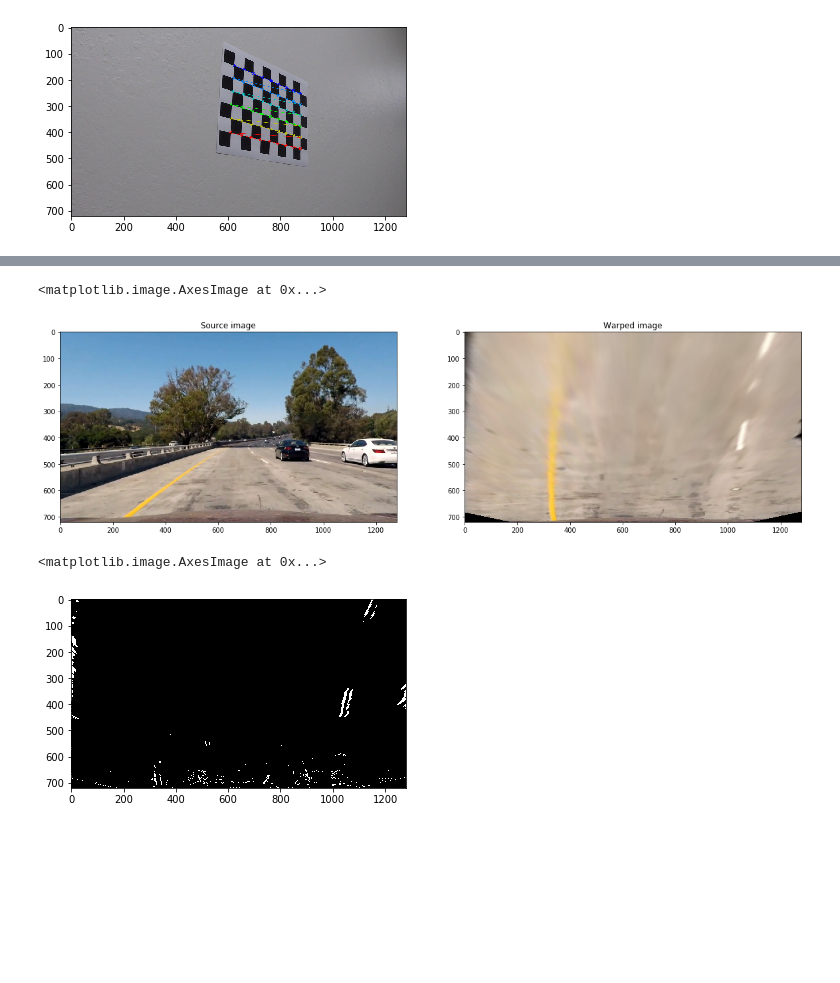
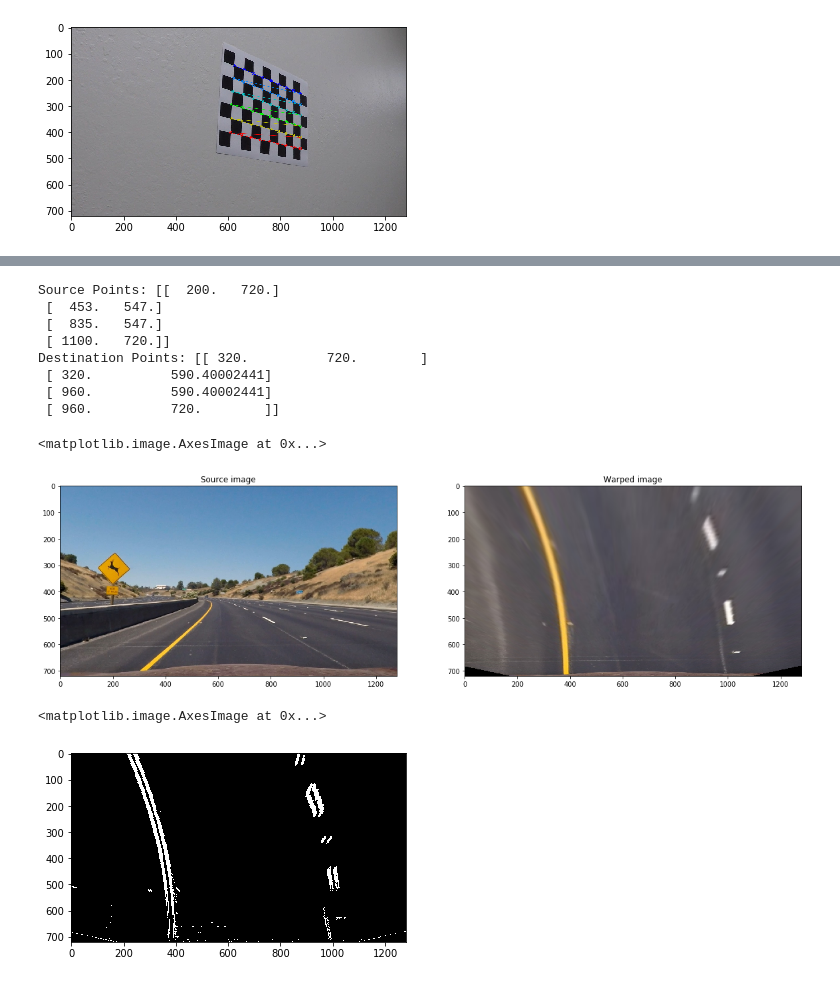
Before and after one commit to pedro-marques/CarND-Advanced-Lane-Lines, a Jupyter notebook: detect_lane_lines.ipynb, the cells around one changed output, grey strips where cells are left out. Saved outputs shown, nothing was run; the diff lists cells and outputs as text; code cells hidden in the pictures; blank space fills up the shorter version.

```diff
--- a/detect_lane_lines.ipynb
+++ b/detect_lane_lines.ipynb
@@ -64,7 +64,7 @@ for file_name in images:
 ret, mtx, dist, rvecs, tvecs = cv2.calibrateCamera(objpoints, imgpoints, gray.shape[::-1], None, None)
 
 # Read in the test images
-images = glob.glob('frames/project_video_frame40.jpg')
+images = glob.glob('test_images/*.jpg')
 undist_images = []
 for file_name in images:
     # Read in each image
@@ -77,7 +77,7 @@ for file_name in images:
 import random
 # Select a random undistorted image
 index = random.randint(0, len(undist_images))
-undist = undist_images[index]
+undist = undist_images[3]
 
 print(index)
 
@@ -242,7 +242,8 @@ def warp(img):
                   [(w+x)/2.,0.82*h],
                   [(w+x)/2.,h]])
 
-
+    print('Source Points:',src)
+    print('Destination Points:',dst)
     # Compute the perspective transform, M
     # This function takes in four source points and four destination points and returns the mapping perspective matrix
     M = cv2.getPerspectiveTransform(src, dst)
@@ -272,32 +273,47 @@ def source_points(img):
     src = np.float32([(73, 239), (356, 117), (475, 265), (187, 443)])
     src = np.float32([(image_x_center-top_left_offset_x,image_y_center+offset_y), (image_x_center+top_right_offset_x,image_y_center+offset_y), (width-bottom_right_offset_x, height), (0+bottom_left_offset_x,height)])
     #src = np.float32([(420, 420), (810, 420), (205, 720), (1090, 729)])
     return src
 
 %matplotlib inline
 
 # Perform perspective transformation
 # Old perspective transform
 warped_im, Minv = warp(undist)
 # New perspective transform
 #src = source_points(undist)
 #warped_im, Minv = four_point_transform(undist, src)
 
 # Visualize effect
 f, (ax1, ax2) = plt.subplots(1, 2, figsize=(20,10))
-
+w,h = undist.shape[1],undist.shape[0]
 ax1.set_title('Source image')
 #ax1.imshow(undist)
 ax1.imshow(undist)
+#ax1.plot(200, 720, '.')
+#ax1.plot(453, 547, '.')
+#ax1.plot(835, 547, '.')
+#ax1.plot(1100, 720, '.')
 ax2.set_title('Warped image')
 #ax2.imshow(np.rot90(warped_im,k=1,axes=(0,1)))
 ax2.imshow(warped_im)
-
+#ax2.plot(320, 720, '.')
+#ax2.plot(320, 590.4, '.')
+#ax2.plot(960, 590.4, '.')
+#ax2.plot(960, 720, '.')
 #plt.imshow(cropped_im)
 #warped_im = cropped_im
 # %% [output]
-<matplotlib.image.AxesImage at 0x...>
+Source Points: [[  200.   720.]
+ [  453.   547.]
+ [  835.   547.]
+ [ 1100.   720.]]
+Destination Points: [[ 320.          720.        ]
+ [ 320.          590.40002441]
+ [ 960.          590.40002441]
+ [ 960.          720.        ]]
+<matplotlib.image.AxesImage at 0x...>
-[figure, old version]
+[figure, new version]
 # %%
 ## Applying Sobel
 
@@ -344,7 +360,7 @@ def abs_sobel_thresh(img, orient='x',sobel_kernel=3, thresh_min=20, thresh_max=1
 plt.imshow(abs_sobel_thresh(image), cmap='gray')
 # %% [output]
 <matplotlib.image.AxesImage at 0x...>
-[figure, old version]
+[figure, new version]
 # %%
 def mag_thresh(img, sobel_kernel=3, mag_thresh=(0, 255)):
 
```
Also changed, not shown: parts of 16 cells of this notebook, 16 other files.
